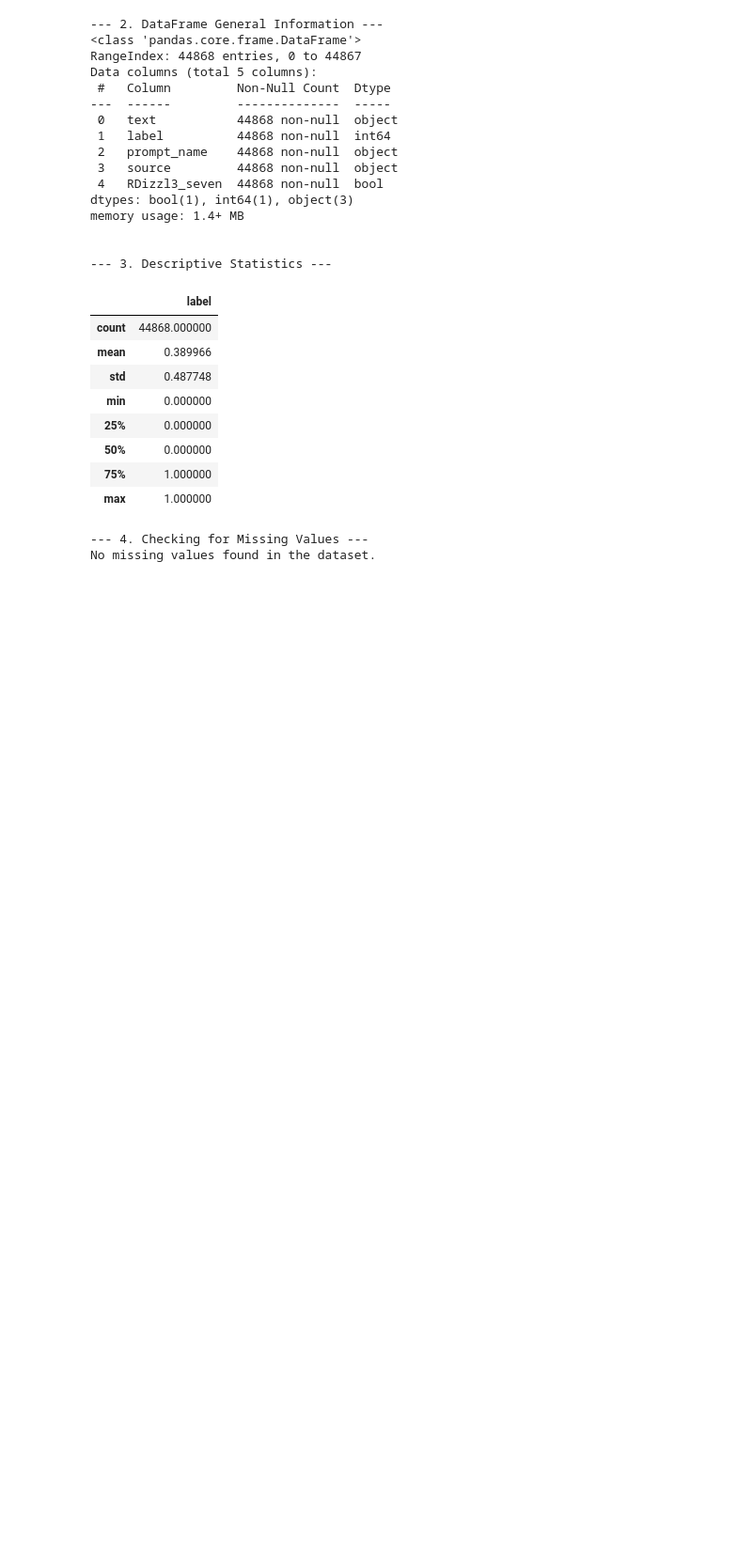
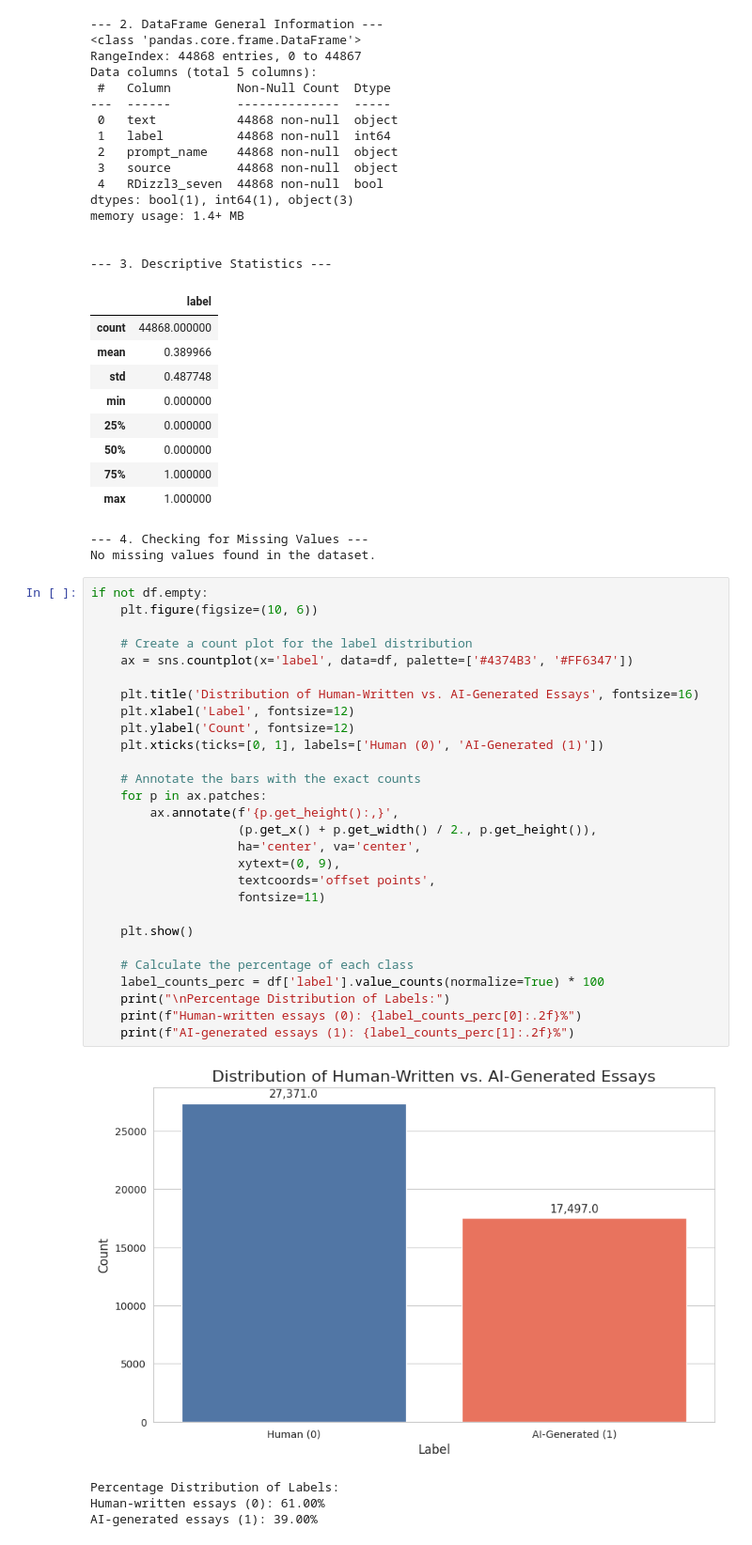
Before and after one commit to alabhastam/gen-ai-det-ph2, a Jupyter notebook: main.ipynb, the cells around one changed output. Shown: that part at 94% size. Drawn from its saved outputs; the diff is of its cells as text; blank space fills up the shorter version.

```diff
--- a/main.ipynb
+++ b/main.ipynb
@@ -96,3 +96,36 @@ memory usage: 1.4+ MB
 | max | 1.000000 |
 --- 4. Checking for Missing Values ---
 No missing values found in the dataset.
+# %%
+if not df.empty:
+    plt.figure(figsize=(10, 6))
+
+    # Create a count plot for the label distribution
+    ax = sns.countplot(x='label', data=df, palette=['#4374B3', '#FF6347'])
+
+    plt.title('Distribution of Human-Written vs. AI-Generated Essays', fontsize=16)
+    plt.xlabel('Label', fontsize=12)
+    plt.ylabel('Count', fontsize=12)
+    plt.xticks(ticks=[0, 1], labels=['Human (0)', 'AI-Generated (1)'])
+
+    # Annotate the bars with the exact counts
+    for p in ax.patches:
+        ax.annotate(f'{p.get_height():,}',
+                    (p.get_x() + p.get_width() / 2., p.get_height()),
+                    ha='center', va='center',
+                    xytext=(0, 9),
+                    textcoords='offset points',
+                    fontsize=11)
+
+    plt.show()
+
+    # Calculate the percentage of each class
+    label_counts_perc = df['label'].value_counts(normalize=True) * 100
+    print("\nPercentage Distribution of Labels:")
+    print(f"Human-written essays (0): {label_counts_perc[0]:.2f}%")
+    print(f"AI-generated essays (1): {label_counts_perc[1]:.2f}%")
+# %% [output]
+[figure, added]
+Percentage Distribution of Labels:
+Human-written essays (0): 61.00%
+AI-generated essays (1): 39.00%
```
Also changed, not shown: parts of 6 cells of this notebook.
